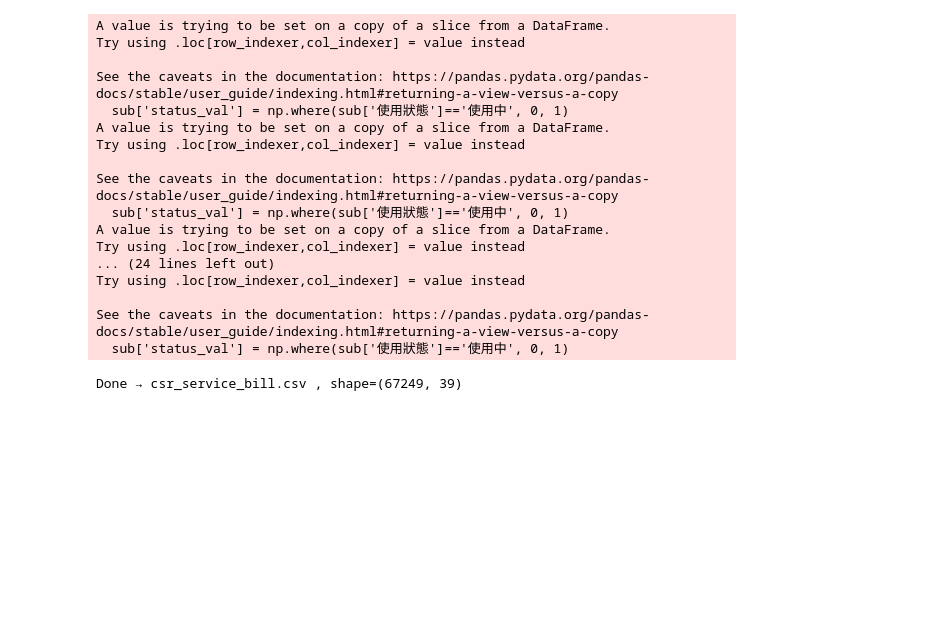
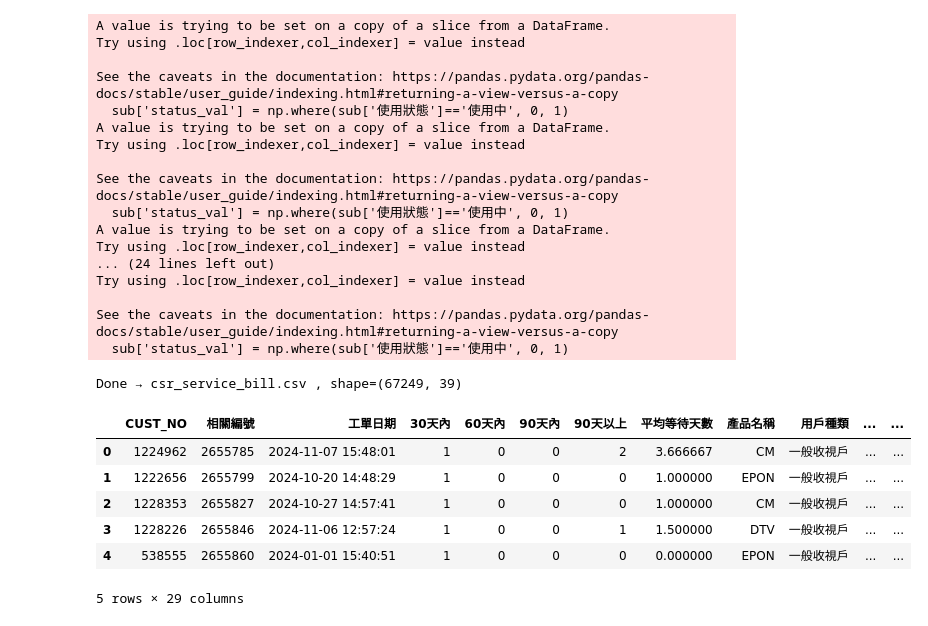
Before and after one commit to Kevinlo937/cord-cutting-predicated, a Jupyter notebook: topMSO_csr_service_bill.ipynb, the cells around one changed output. Drawn from its saved outputs; the diff is of its cells as text; code cells hidden in the pictures; blank space fills up the shorter version.

```diff
--- a/topMSO_csr_service_bill.ipynb
+++ b/topMSO_csr_service_bill.ipynb
@@ -64,3 +64,26 @@ Try using .loc[row_indexer,col_indexer] = value instead
 See the caveats in the documentation: https://pandas.pydata.org/pandas-docs/stable/user_guide/indexing.html#returning-a-view-versus-a-copy
   sub['status_val'] = np.where(sub['使用狀態']=='使用中', 0, 1)
 Done → csr_service_bill.csv , shape=(67249, 39)
+# %%
+import pandas as pd, numpy as np
+
+# === 路徑 ===
+a_path = 'ds_doService_combo_filtered_top10.csv'   # A 工單特徵
+b_path = 'simplified_customer_features_top10.csv'  # B 來電記錄特徵
+c_path = 'ds_billing_onehot.csv'                    # C 帳單資料特徵
+
+
+# === A, B ===
+a = pd.read_csv(a_path,sep='^').rename(columns={'客編': 'CUST_NO'})
+b = pd.read_csv(b_path,sep=',')
+c = pd.read_csv(c_path,sep=',').rename(columns={'客編': 'CUST_NO'})
+# %%
+a.head()
+# %% [output]
+|  | CUST_NO | 相關編號 | 工單日期 | 30天內 | 60天內 | 90天內 | 90天以上 | 平均等待天數 | 產品名稱 | 用戶種類 | ... | ... |
+| 0 | 1224962 | 2655785 | 2024-11-07 15:48:01 | 1 | 0 | 0 | 2 | 3.666667 | CM | 一般收視戶 | ... | ... |
+| 1 | 1222656 | 2655799 | 2024-10-20 14:48:29 | 1 | 0 | 0 | 0 | 1.000000 | EPON | 一般收視戶 | ... | ... |
+| 2 | 1228353 | 2655827 | 2024-10-27 14:57:41 | 1 | 0 | 0 | 0 | 1.000000 | CM | 一般收視戶 | ... | ... |
+| 3 | 1228226 | 2655846 | 2024-11-06 12:57:24 | 1 | 0 | 0 | 1 | 1.500000 | DTV | 一般收視戶 | ... | ... |
+| 4 | 538555 | 2655860 | 2024-01-01 15:40:51 | 1 | 0 | 0 | 0 | 0.000000 | EPON | 一般收視戶 | ... | ... |
+5 rows × 29 columns
```
Also changed, not shown: parts of 25 cells of this notebook.
